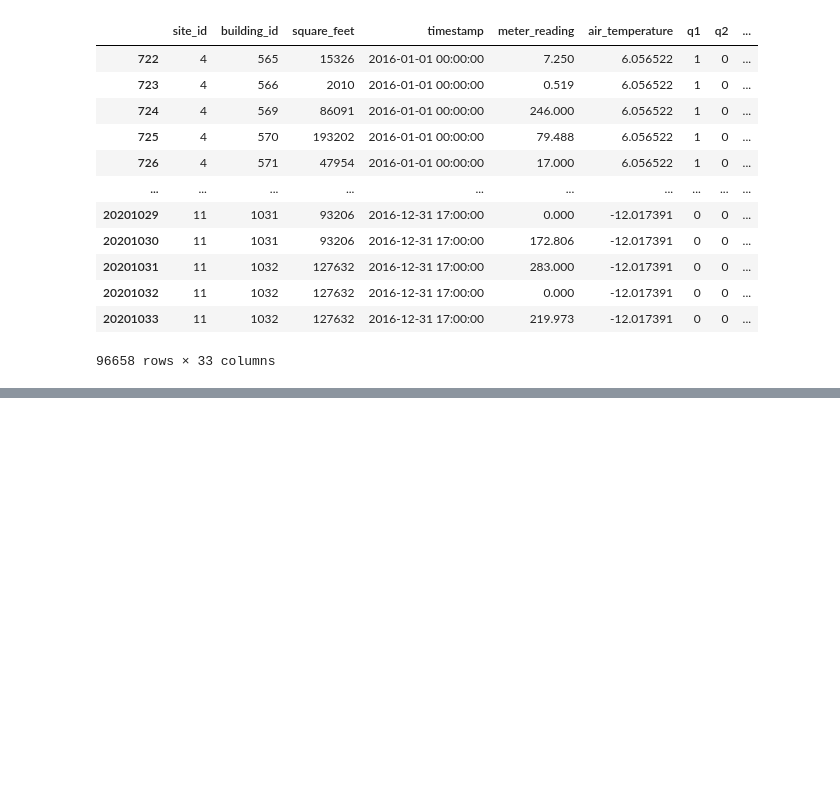
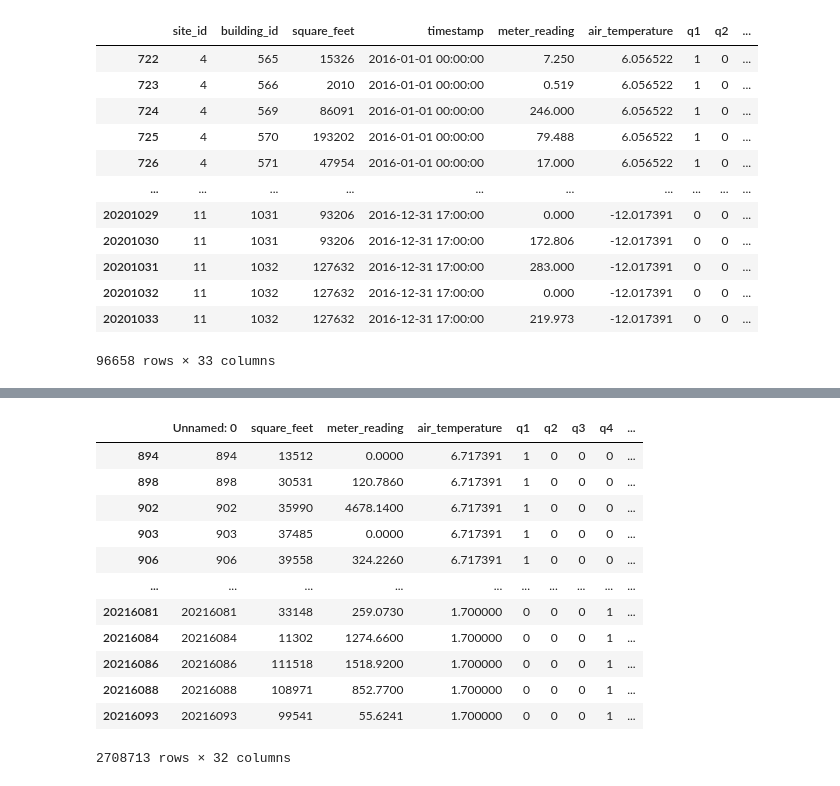
Before and after one commit to jtyrrell86/Capstone-2, a Jupyter notebook: EDA for Capstone 2.ipynb, the cells around one changed output, grey strips where cells are left out. Drawn from its saved outputs; the diff is of its cells as text; code cells hidden in the pictures; blank space fills up the shorter version.

```diff
--- a/EDA for Capstone 2.ipynb
+++ b/EDA for Capstone 2.ipynb
@@ -851,0 +902,16 @@ print(cleaned_df.head())
+# %%
+cleaned_df[cleaned_df["steam"] == 1]
+# %% [output]
+|  | Unnamed: 0 | square_feet | meter_reading | air_temperature | q1 | q2 | q3 | q4 | ... |
+| 894 | 894 | 13512 | 0.0000 | 6.717391 | 1 | 0 | 0 | 0 | ... |
+| 898 | 898 | 30531 | 120.7860 | 6.717391 | 1 | 0 | 0 | 0 | ... |
+| 902 | 902 | 35990 | 4678.1400 | 6.717391 | 1 | 0 | 0 | 0 | ... |
+| 903 | 903 | 37485 | 0.0000 | 6.717391 | 1 | 0 | 0 | 0 | ... |
+| 906 | 906 | 39558 | 324.2260 | 6.717391 | 1 | 0 | 0 | 0 | ... |
+| ... | ... | ... | ... | ... | ... | ... | ... | ... | ... |
+| 20216081 | 20216081 | 33148 | 259.0730 | 1.700000 | 0 | 0 | 0 | 1 | ... |
+| 20216084 | 20216084 | 11302 | 1274.6600 | 1.700000 | 0 | 0 | 0 | 1 | ... |
+| 20216086 | 20216086 | 111518 | 1518.9200 | 1.700000 | 0 | 0 | 0 | 1 | ... |
+| 20216088 | 20216088 | 108971 | 852.7700 | 1.700000 | 0 | 0 | 0 | 1 | ... |
+| 20216093 | 20216093 | 99541 | 55.6241 | 1.700000 | 0 | 0 | 0 | 1 | ... |
+2708713 rows × 32 columns
```
Also changed, not shown: parts of 7 cells of this notebook, 4 other files.
